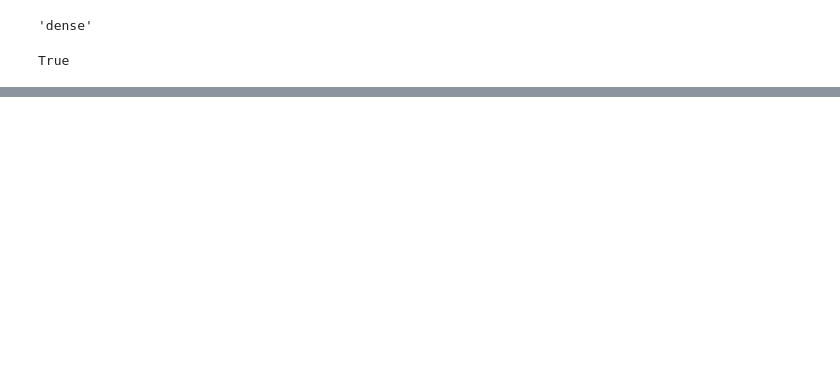
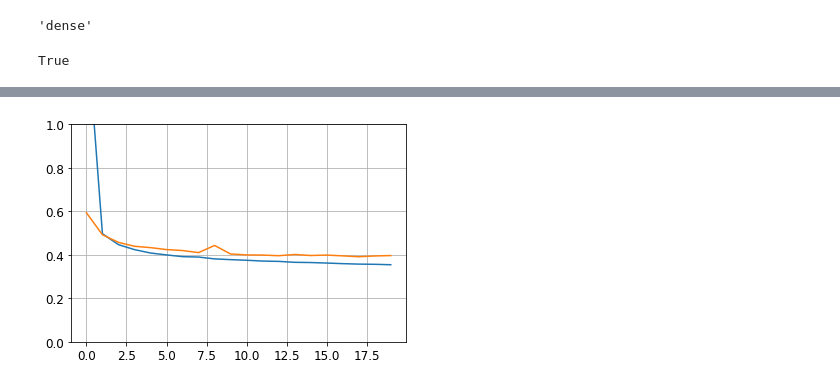
Before and after one commit to solyourock/ML_study, a Jupyter notebook: Hands_on/Chap10/chap_10.ipynb, the cells around one changed output, grey strips where cells are left out. Saved outputs shown, nothing was run; the diff lists cells and outputs as text; code cells hidden in the pictures; blank space fills up the shorter version.

```diff
--- a/Hands_on/Chap10/chap_10.ipynb
+++ b/Hands_on/Chap10/chap_10.ipynb
@@ -277,0 +315,30 @@ y_proba.round(2)
+# %%
+## 회귀 MLP
+
+from sklearn.datasets import fetch_california_housing
+from sklearn.model_selection import train_test_split
+from sklearn.preprocessing import StandardScaler
+
+housing = fetch_california_housing()
+
+X_train_full, X_test, y_train_full, y_test= train_test_split(housing.data, housing.target)
+X_train, X_valid, y_train, y_valid = train_test_split(X_train_full, y_train_full)
+
+scaler = StandardScaler()
+X_train = scaler.fit_transform(X_train)
+X_valid = scaler.transform(X_valid)
+X_test = scaler.transform(X_test)
+# %%
+# 출력층 활성화 함수가 없는 하나의 뉴런을 가지고 손실 함수로 평균제곱오차를 사용
+# 과대적합을 막는 용도로 뉴런 수가 적은 은닉층 하나만 사용
+
+model = keras.models.Sequential([
+                                 keras.layers.Dense(30, activation="relu", input_shape=X_train.shape[1:]),
+                                 keras.layers.Dense(1)
+])
+model.compile(loss="mean_squared_error", optimizer="sgd")
+history = model.fit(X_train, y_train, epochs=20,
+                    validation_data=(X_valid, y_valid))
+mse_test = model.evaluate(X_test, y_test)
+X_new = X_test[:3]
+y_pred = model.predict(X_new)
@@ -277,0 +363,7 @@ y_proba.round(2)
+# %%
+plt.plot(pd.DataFrame(history.history))
+plt.grid(True)
+plt.gca().set_ylim(0, 1)
+plt.show()
+# %% [output]
+[figure, added]
```
Also changed, not shown: parts of 48 cells of this notebook.
